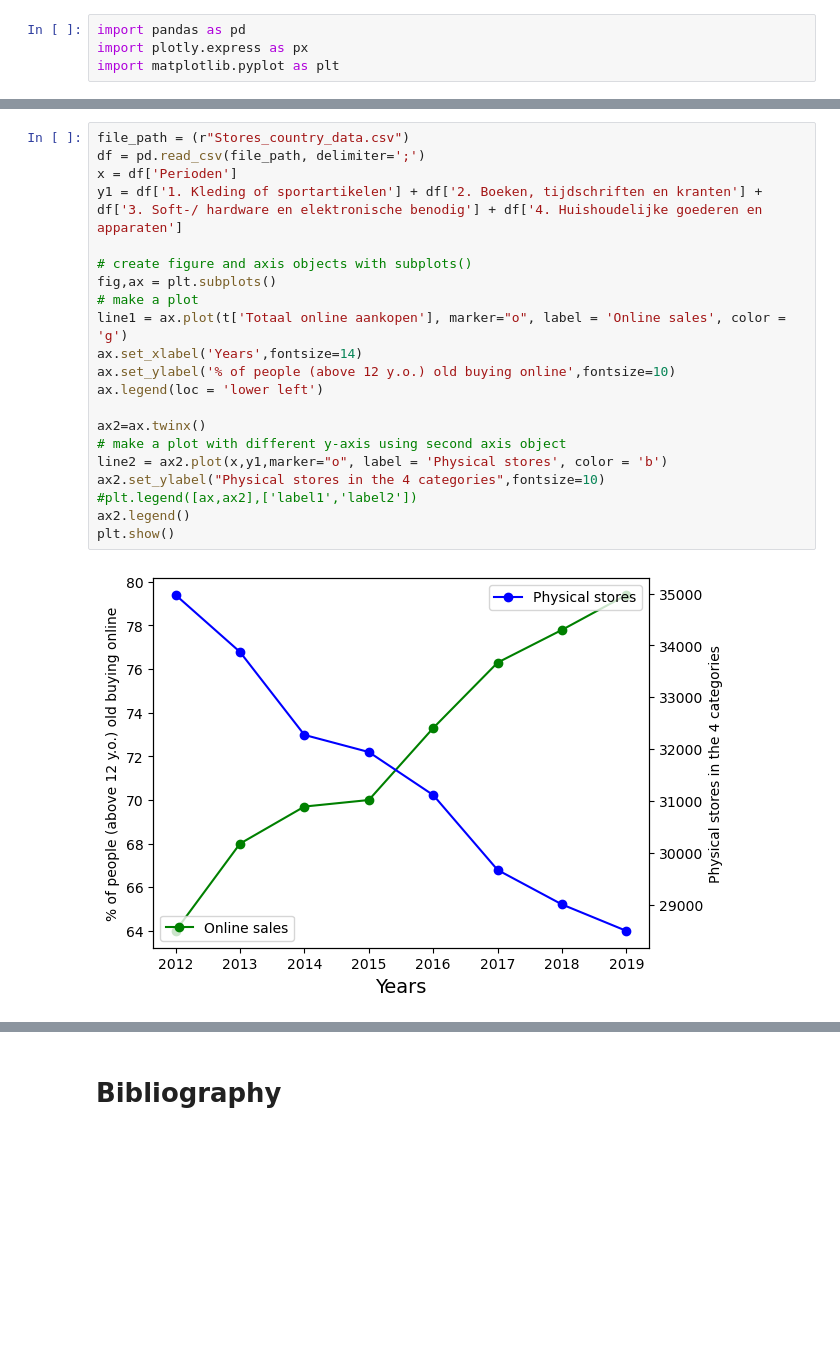
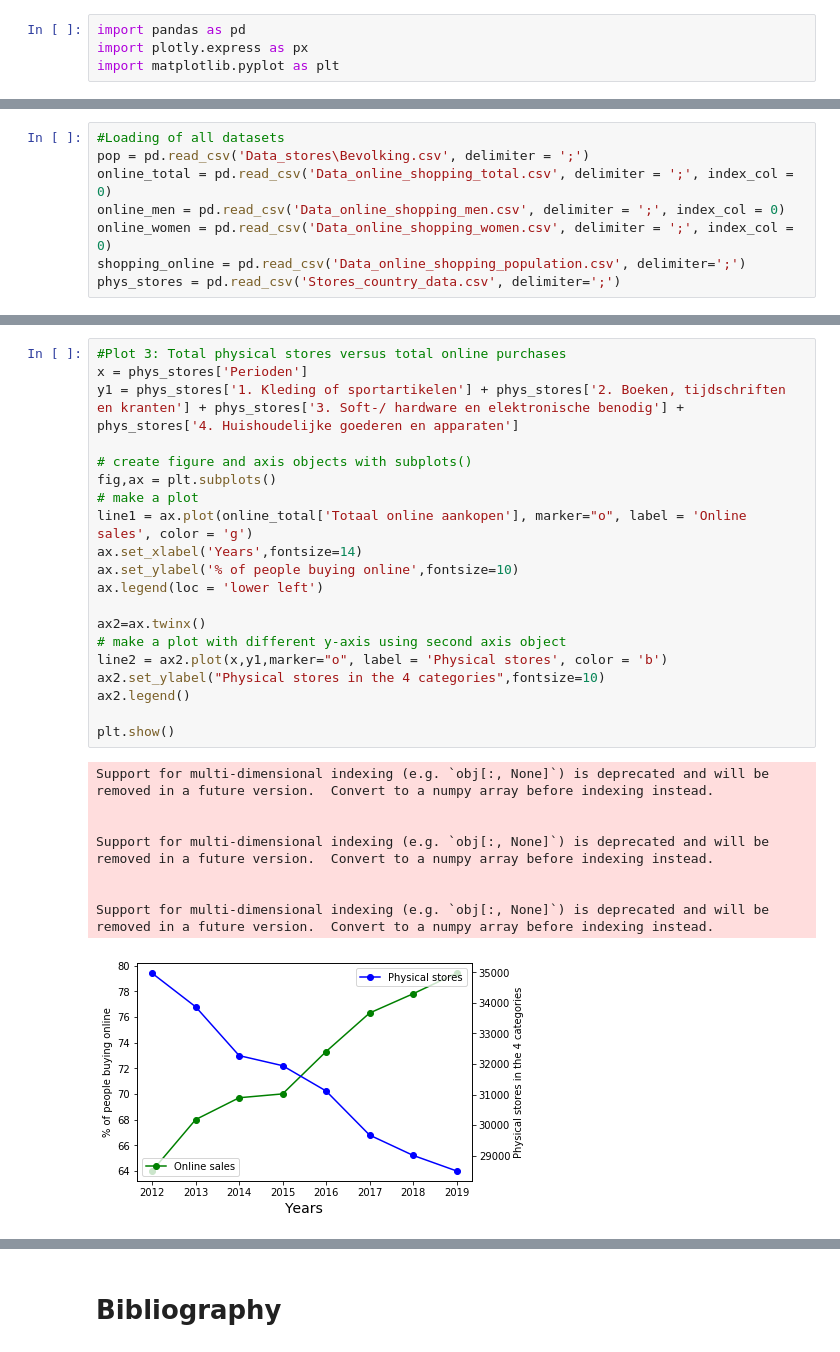
Before and after one commit to Lmolkenboer/TIL6022-project, a Jupyter notebook: project_template_new.ipynb, the cells around one changed output, grey strips where cells are left out. Saved outputs shown, nothing was run; the diff lists cells and outputs as text; blank space fills up the shorter version.

```diff
--- a/project_template_new.ipynb
+++ b/project_template_new.ipynb
@@ -102,0 +77,8 @@ fig.show()
+# %%
+#Loading of all datasets
+pop = pd.read_csv('Data_stores\Bevolking.csv', delimiter = ';')
+online_total = pd.read_csv('Data_online_shopping_total.csv', delimiter = ';', index_col = 0)
+online_men = pd.read_csv('Data_online_shopping_men.csv', delimiter = ';', index_col = 0)
+online_women = pd.read_csv('Data_online_shopping_women.csv', delimiter = ';', index_col = 0)
+shopping_online = pd.read_csv('Data_online_shopping_population.csv', delimiter=';')
+phys_stores = pd.read_csv('Stores_country_data.csv', delimiter=';')
@@ -118,23 +136,29 @@ plt.legend()
 # %%
-file_path = (r"Stores_country_data.csv")
-df = pd.read_csv(file_path, delimiter=';')
-x = df['Perioden']
-y1 = df['1. Kleding of sportartikelen'] + df['2. Boeken, tijdschriften en kranten'] + df['3. Soft-/ hardware en elektronische benodig'] + df['4. Huishoudelijke goederen en apparaten']
+#Plot 3: Total physical stores versus total online purchases
+x = phys_stores['Perioden']
+y1 = phys_stores['1. Kleding of sportartikelen'] + phys_stores['2. Boeken, tijdschriften en kranten'] + phys_stores['3. Soft-/ hardware en elektronische benodig'] + phys_stores['4. Huishoudelijke goederen en apparaten']
 
 # create figure and axis objects with subplots()
 fig,ax = plt.subplots()
 # make a plot
-line1 = ax.plot(t['Totaal online aankopen'], marker="o", label = 'Online sales', color = 'g')
+line1 = ax.plot(online_total['Totaal online aankopen'], marker="o", label = 'Online sales', color = 'g')
 ax.set_xlabel('Years',fontsize=14)
-ax.set_ylabel('% of people (above 12 y.o.) old buying online',fontsize=10)
+ax.set_ylabel('% of people buying online',fontsize=10)
 ax.legend(loc = 'lower left')
 
 ax2=ax.twinx()
 # make a plot with different y-axis using second axis object
 line2 = ax2.plot(x,y1,marker="o", label = 'Physical stores', color = 'b')
 ax2.set_ylabel("Physical stores in the 4 categories",fontsize=10)
-#plt.legend([ax,ax2],['label1','label2'])
 ax2.legend()
+
 plt.show()
 # %% [output]
+Support for multi-dimensional indexing (e.g. `obj[:, None]`) is deprecated and will be removed in a future version.  Convert to a numpy array before indexing instead.
+
+
+Support for multi-dimensional indexing (e.g. `obj[:, None]`) is deprecated and will be removed in a future version.  Convert to a numpy array before indexing instead.
+
+
+Support for multi-dimensional indexing (e.g. `obj[:, None]`) is deprecated and will be removed in a future version.  Convert to a numpy array before indexing instead.
-[figure, old version]
+[figure, new version]
```
Also changed, not shown: parts of 10 cells of this notebook.
